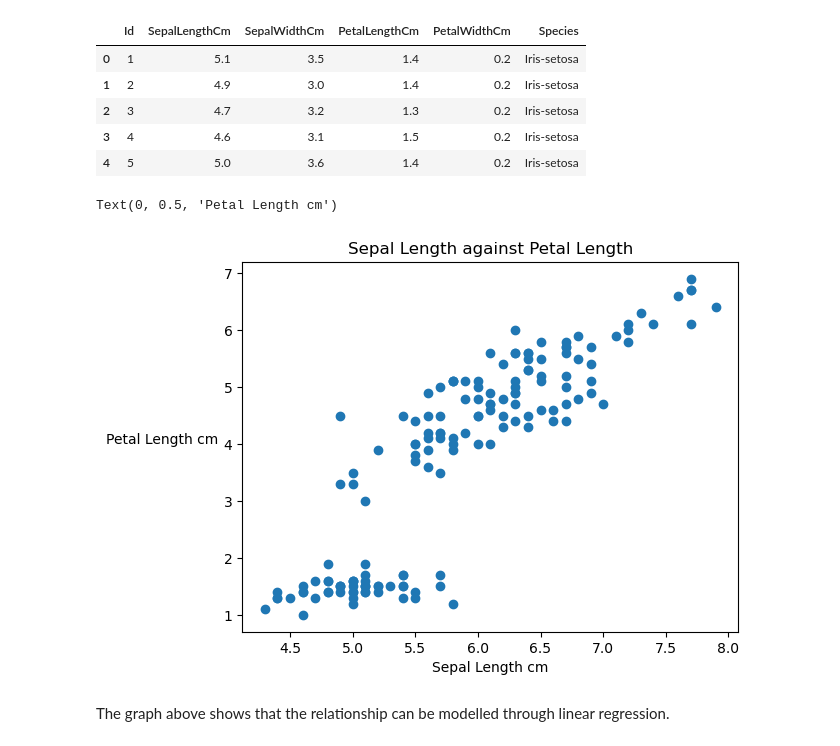
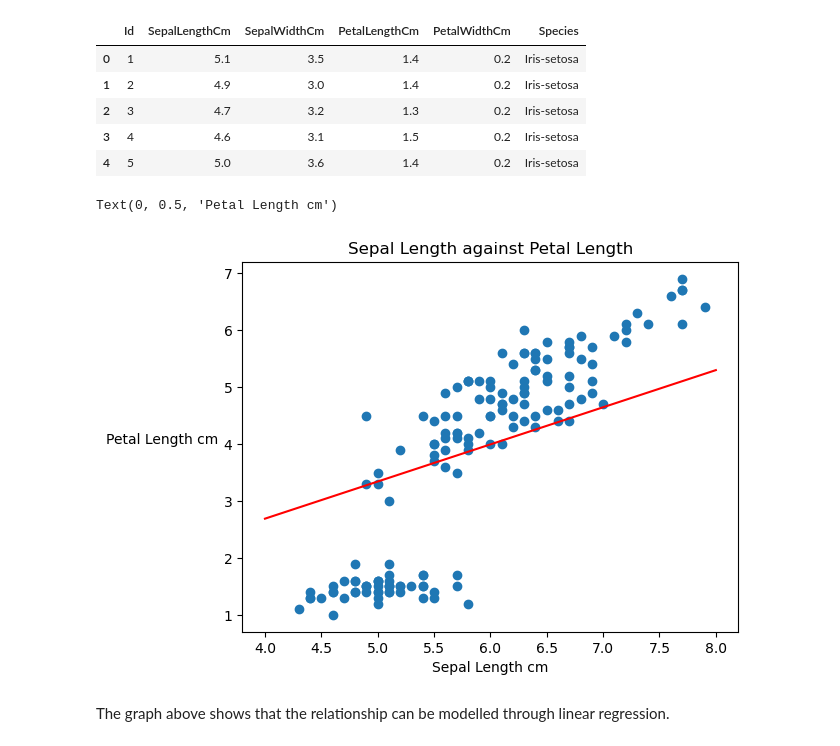
Before and after one commit to ManojC0/linear-regression-cpp-iris, a Jupyter notebook: IrisDatasetVisual.ipynb, the cells around one changed output. Saved outputs shown, nothing was run; the diff lists cells and outputs as text; code cells hidden in the pictures.

Commit message:
Plotting regression line on iris scatterplot
I plotted the regression line using the gradient and y-intercept gathered using gradient descent.

```diff
--- a/IrisDatasetVisual.ipynb
+++ b/IrisDatasetVisual.ipynb
@@ -14,12 +14,18 @@ df.head()
 | 3 | 4 | 4.6 | 3.1 | 1.5 | 0.2 | Iris-setosa |
 | 4 | 5 | 5.0 | 3.6 | 1.4 | 0.2 | Iris-setosa |
 # %%
+# m and b are taken from the final output of the gradient descent C++ program.
+m = 0.652176
+b = 0.0813601
+
+
 plt.scatter(df["SepalLengthCm"], df["PetalLengthCm"])
+plt.plot(list(range(4,9)), [m * x + b for x in range(4,9)], color="red") # Plotting regression line.
 plt.title("Sepal Length against Petal Length")
 plt.xlabel("Sepal Length cm")
 plt.ylabel("Petal Length cm", rotation='horizontal', ha='right')
 # %% [output]
 Text(0, 0.5, 'Petal Length cm')
-[figure, old version]
+[figure, new version]
 # %% [markdown]
 The graph above shows that the relationship can be modelled through linear regression.
```
